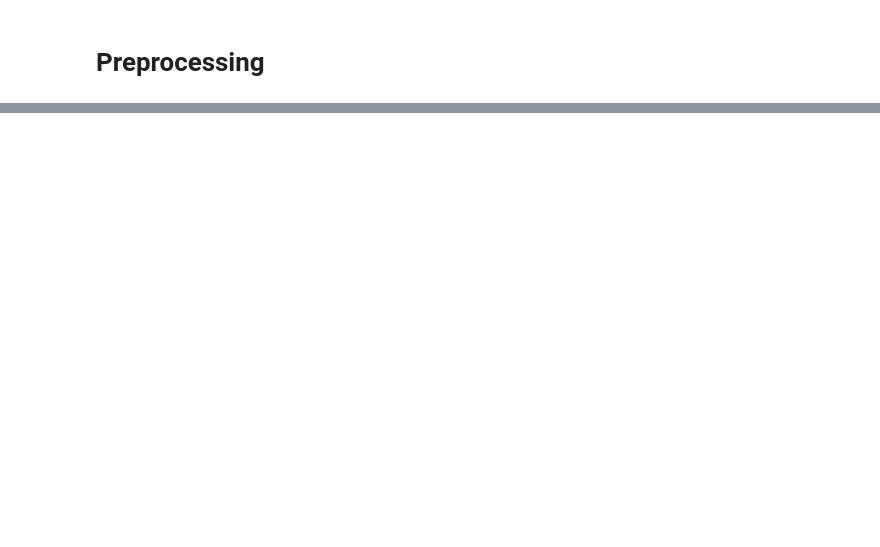
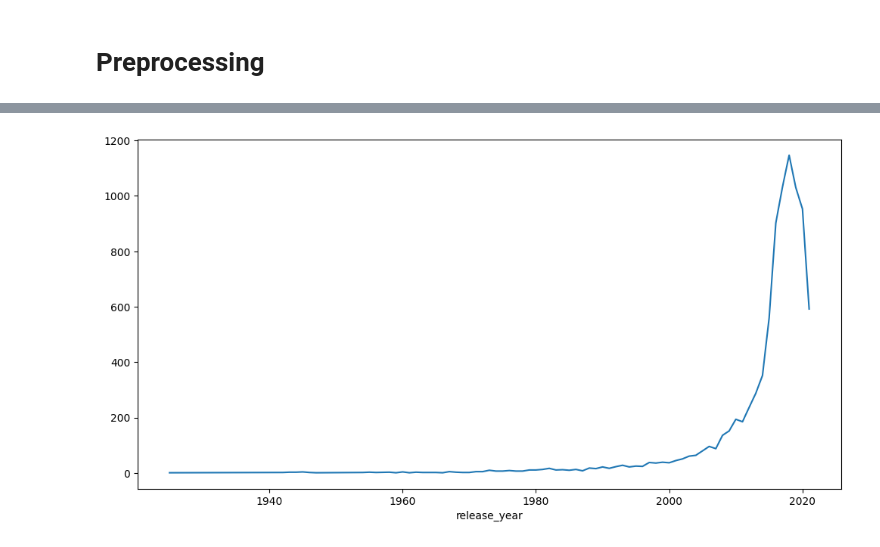
Before and after one commit to fxrxhmohamed/DEPI_Projects, a Jupyter notebook: DataAnalysis/pandas_session_2.ipynb, the cells around one changed output, grey strips where cells are left out. Cells and saved outputs as stored; diff of their text form; code cells hidden in the pictures; blank space fills up the shorter version.

```diff
--- a/DataAnalysis/pandas_session_2.ipynb
+++ b/DataAnalysis/pandas_session_2.ipynb
@@ -310,0 +369,5 @@ memory usage: 58.9+ KB
+# %%
+import matplotlib.pyplot as plt
+
+data = pd.read_csv('../data/netflix_movies.csv')
+data.head()
@@ -310,0 +381,9 @@ memory usage: 58.9+ KB
+# %%
+
+# Group By release_year
+movies_per_year =  data.groupby('release_year').size()
+
+movies_per_year.plot(figsize=(12,6))
+plt.show()
+# %% [output]
+[figure, added]
```
Also changed, not shown: parts of 21 cells of this notebook.
